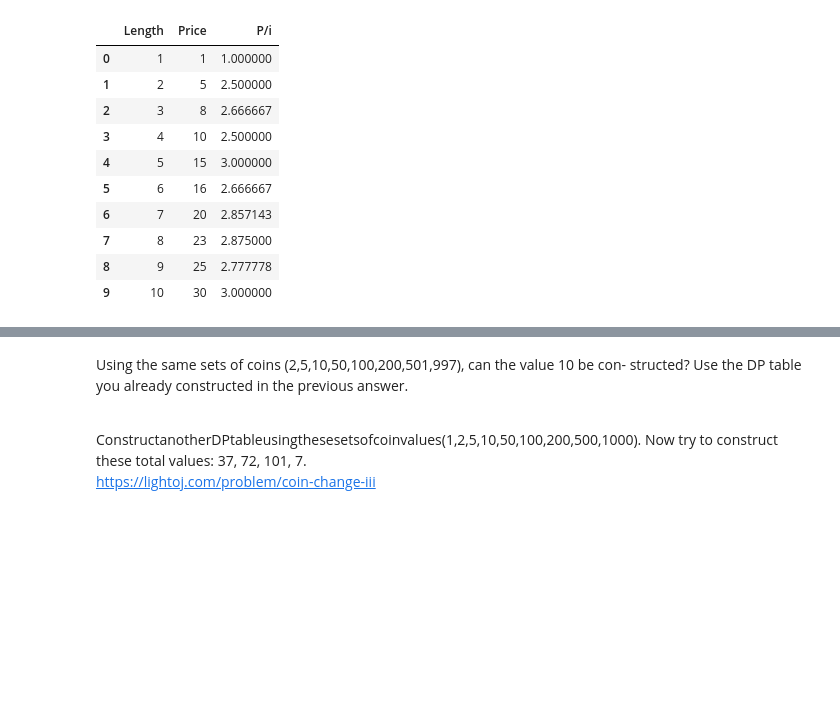
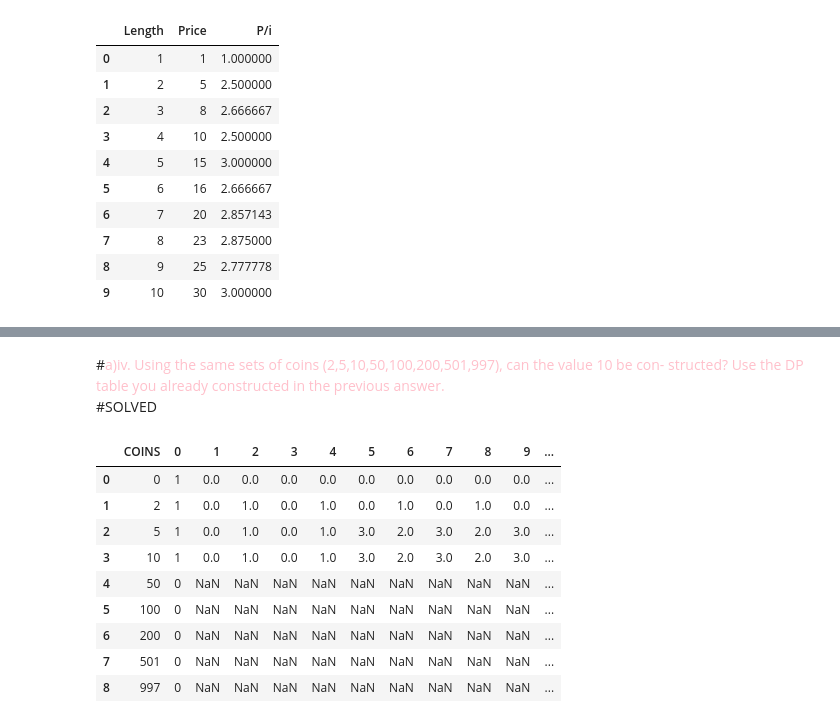
Before and after one commit to RafsanJany-44/Rhythms_off_Algorithms, a Jupyter notebook: Algo_Lab2_13122021.ipynb, the cells around one changed output, grey strips where cells are left out. Saved outputs shown, nothing was run; the diff lists cells and outputs as text; code cells hidden in the pictures; blank space fills up the shorter version.

```diff
--- a/Algo_Lab2_13122021.ipynb
+++ b/Algo_Lab2_13122021.ipynb
@@ -176,6 +175,42 @@ pd.read_csv("coin_dp_table.csv")
 # %% [markdown]
-Using the same sets of coins (2,5,10,50,100,200,501,997), can the value 10 be con- structed? Use the DP table you already constructed in the previous answer.<br><br>
-
-ConstructanotherDPtableusingthesesetsofcoinvalues(1,2,5,10,50,100,200,500,1000). Now try to construct these total values: 37, 72, 101, 7.
-<br>
-https://lightoj.com/problem/coin-change-iii
+#<font color="Pink">a)iv. Using the same sets of coins (2,5,10,50,100,200,501,997), can the value 10 be con- structed? Use the DP table you already constructed in the previous answer.</font><br>#SOLVED
+# %%
+coin=[0,2,5,10,50,100,200,501,997]
+amount=10
+dic=raf2(coin,amount)
+
+def write_csv(fields,data,name):
+  import csv
+  filename = name+".csv"
+  with open(filename, 'w') as csvfile:
+      csvwriter = csv.writer(csvfile)
+      csvwriter.writerow(fields)
+      csvwriter.writerows(data)
+
+def coin_table(dic):
+  data=[]
+  fields=[]
+  fields=dic['a']
+  fields.insert(0,"COINS")
+  data=[]
+  for i in dic:
+    if i!='a':
+      temp=dic[i]
+      temp.insert(0,i)
+      data.append(temp)
+  write_csv(fields,data,"coin_dp_table")
+
+coin_table(dic)
+import pandas as pd
+pd.read_csv("coin_dp_table.csv")
+# %% [output]
+|  | COINS | 0 | 1 | 2 | 3 | 4 | 5 | 6 | 7 | 8 | 9 | ... |
+| 0 | 0 | 1 | 0.0 | 0.0 | 0.0 | 0.0 | 0.0 | 0.0 | 0.0 | 0.0 | 0.0 | ... |
+| 1 | 2 | 1 | 0.0 | 1.0 | 0.0 | 1.0 | 0.0 | 1.0 | 0.0 | 1.0 | 0.0 | ... |
+| 2 | 5 | 1 | 0.0 | 1.0 | 0.0 | 1.0 | 3.0 | 2.0 | 3.0 | 2.0 | 3.0 | ... |
+| 3 | 10 | 1 | 0.0 | 1.0 | 0.0 | 1.0 | 3.0 | 2.0 | 3.0 | 2.0 | 3.0 | ... |
+| 4 | 50 | 0 | NaN | NaN | NaN | NaN | NaN | NaN | NaN | NaN | NaN | ... |
+| 5 | 100 | 0 | NaN | NaN | NaN | NaN | NaN | NaN | NaN | NaN | NaN | ... |
+| 6 | 200 | 0 | NaN | NaN | NaN | NaN | NaN | NaN | NaN | NaN | NaN | ... |
+| 7 | 501 | 0 | NaN | NaN | NaN | NaN | NaN | NaN | NaN | NaN | NaN | ... |
+| 8 | 997 | 0 | NaN | NaN | NaN | NaN | NaN | NaN | NaN | NaN | NaN | ... |
```
Also changed, not shown: parts of 6 cells of this notebook.
